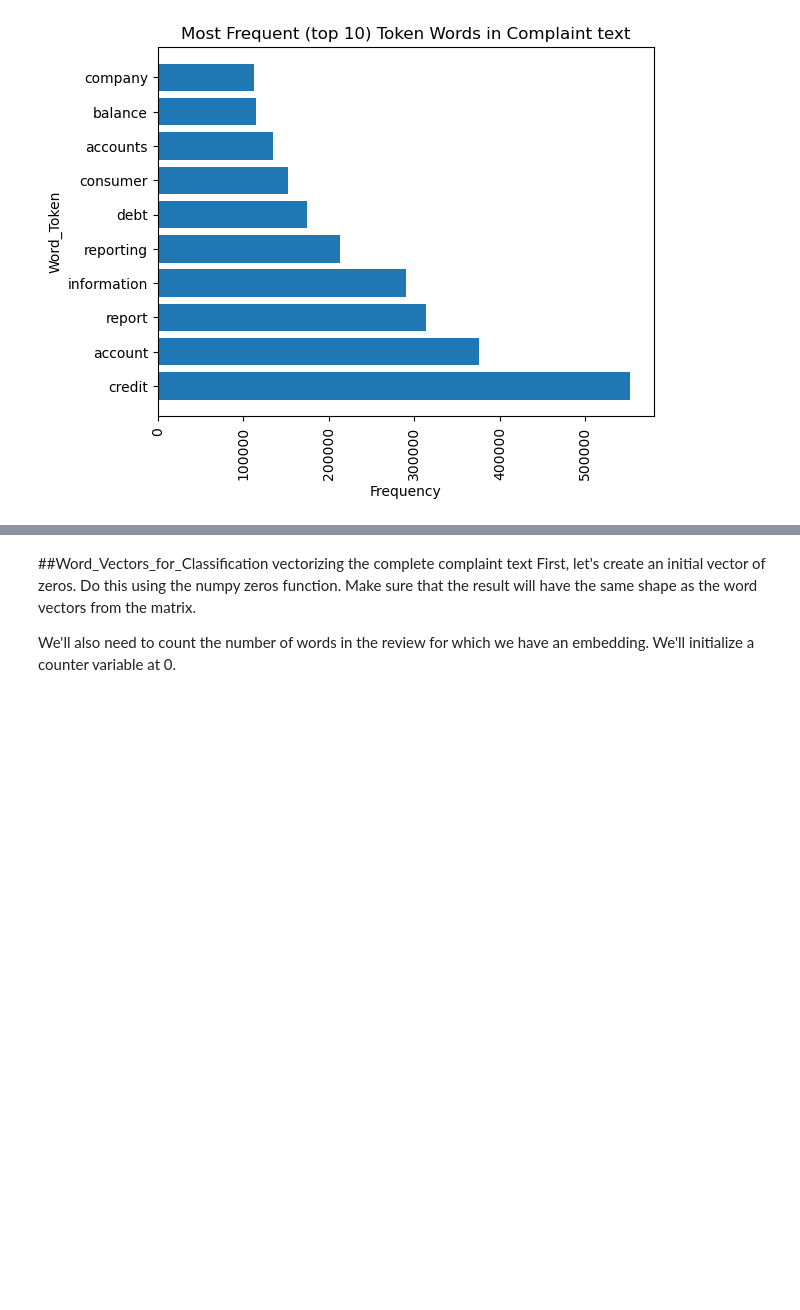
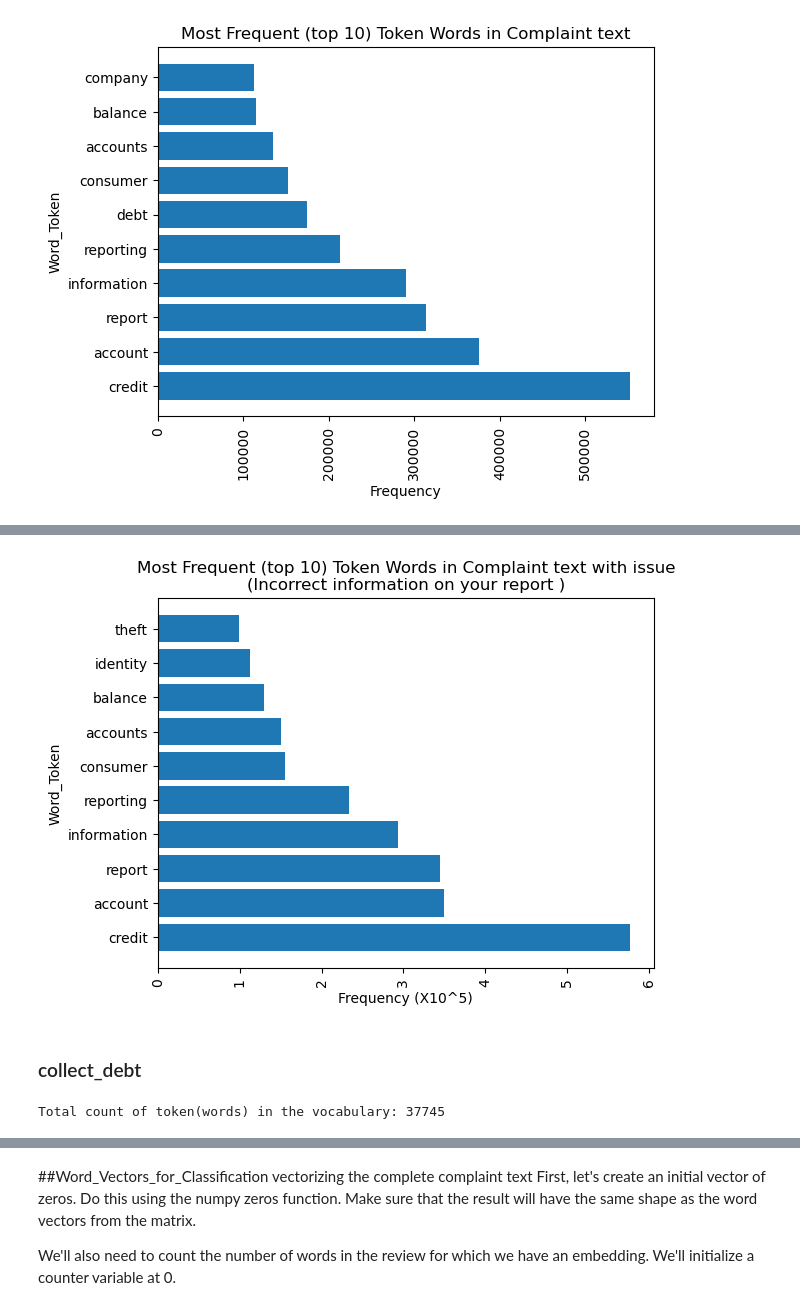
Before and after one commit to nss-data-science-cohort-6/cfpb_text_classification-gangsta-s-paradise, a Jupyter notebook: notebooks/smita_cfbp1.ipynb, the cells around one changed output, grey strips where cells are left out. Saved outputs shown, nothing was run; the diff lists cells and outputs as text; code cells hidden in the pictures; blank space fills up the shorter version.

Commit message:
issue toekns

```diff
--- a/notebooks/smita_cfbp1.ipynb
+++ b/notebooks/smita_cfbp1.ipynb
@@ -369,0 +360,15 @@ plt.show()
+# %%
+incorrect_info = reviews[reviews["Issue"]=="Incorrect information on your report"]
+collect_debt = reviews[reviews["Issue"]=="Attempts to collect debt not owed"]
+pay_mortgage = reviews[reviews["Issue"]=="Struggling to pay mortgage"]
+comm_tactics = reviews[reviews["Issue"]=="Communication tactics"]
+fraud = reviews[reviews["Issue"]=="Fraud or scam"]
+# %%
+vect1 = CountVectorizer(stop_words=stopwords.words('english')) #doing countvectorizer after removing stop words
+
+vect_incorrect_info = vect1.fit(incorrect_info['complaint_clean'])
+X_train_incorrect_info = vect1.transform(incorrect_info['complaint_clean'])
+
+
+vocb_incorrect_info = vect1.vocabulary_
+vocb_incorrect_info
@@ -369,0 +398,6 @@ plt.show()
+# %%
+word_counts_incorrect_info = pd.DataFrame({
+    'words': vect1.get_feature_names_out(), #sorted(vocb_dic.keys()) can also give it in the same order
+    #becoz the vocb_dic is not in the same order for count(frequency) so we can not use the dic.keys for word to match the grefuency
+    'frequency': np.array(X_train_incorrect_info.sum(axis = 0)).flatten()
+})
@@ -369,0 +420,35 @@ plt.show()
+# %%
+(word_counts_incorrect_info[~word_counts_incorrect_info['words'].str.isnumeric()].
+ sort_values('frequency',ascending=False)) #48883 rows × 2 columns. Top two  were XXXX (4286797) and xx (756808)
+
+plt.barh((word_counts_incorrect_info[~word_counts_incorrect_info['words'].str.isnumeric()].
+ sort_values('frequency',ascending=False)
+.iloc[2:12]).words,
+        ((word_counts_incorrect_info[~word_counts_incorrect_info['words'].str.isnumeric()].
+ sort_values('frequency',ascending=False)
+.iloc[2:12]).frequency)/100000)
+plt.xticks(rotation=90)
+plt.xlabel("Frequency (X10^5)")
+plt.ylabel("Word_Token")
+plt.title("Most Frequent (top 10) Token Words in Complaint text with issue\n(Incorrect information on your report )")
+plt.show()
+# %% [output]
+[figure, added]
+# %% [markdown]
+### collect_debt
+# %%
+vect2 = CountVectorizer(stop_words=stopwords.words('english')) #doing countvectorizer after removing stop words
+
+vect2.fit(collect_debt['complaint_clean'])
+X_train_collect_debt = vect2.transform(collect_debt['complaint_clean'])
+vocb_collect_debt = vect2.vocabulary_
+vocb_collect_debt
+key_sum = len(vocb_collect_debt.keys())
+print("Total count of token(words) in the vocabulary:", key_sum)
+
+word_counts_collect_debt = pd.DataFrame({
+    'words': vect2.get_feature_names_out(),
+    'frequency': np.array(X_train_collect_debt.sum(axis = 0)).flatten()
+})
+# %% [output]
+Total count of token(words) in the vocabulary: 37745
```
Also changed, not shown: parts of 25 cells of this notebook.
